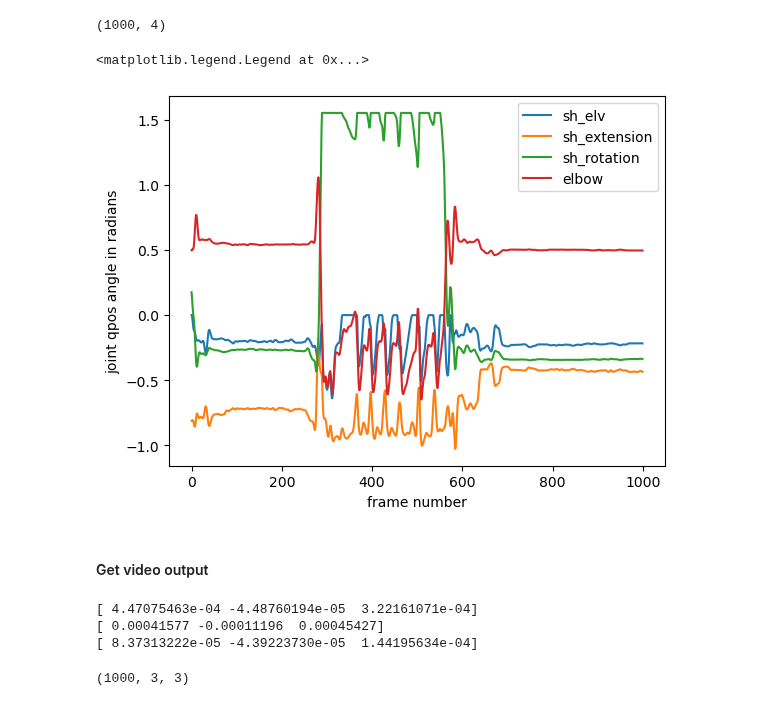
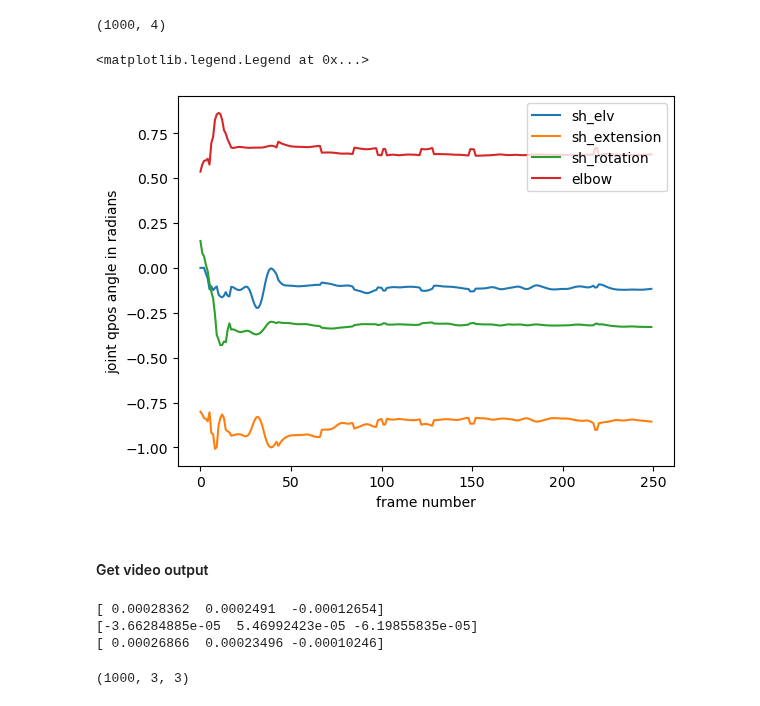
Before and after one commit to talmolab/stac-mjx, a Jupyter notebook: test1.ipynb, the cells around one changed output. Cells and saved outputs as stored; diff of their text form; code cells hidden in the pictures.

Commit message:
finished tolerance param

```diff
--- a/test1.ipynb
+++ b/test1.ipynb
@@ -122,30 +139,30 @@ qpos.shape
 # %% [output]
 (1000, 4)
 # %%
-_len = 1000
+_len = 250
 plt.plot(np.arange(_len), qpos[:, 0], label='sh_elv')
 plt.plot(np.arange(_len), qpos[:, 1], label='sh_extension')
 plt.plot(np.arange(_len), qpos[:, 2], label='sh_rotation')
 plt.plot(np.arange(_len), qpos[:, 3], label='elbow')
 plt.xlabel('frame number')
 plt.ylabel('joint qpos angle in radians')
 plt.legend()
 # %% [output]
 <matplotlib.legend.Legend at 0x...>
-[figure, old version]
+[figure, new version]
 # %% [markdown]
 #### Get video output
 # %%
 stac = stac_mjx.viz_stac(
     data_path=ik_only_path,
-    n_frames=1000,
-    save_path='tol_parameter.mp4',
+    n_frames=250,
+    save_path='bad_test.mp4',
     start_frame=0
 )
 # %% [output]
-[ 4.47075463e-04 -4.48760194e-05  3.22161071e-04]
-[ 0.00041577 -0.00011196  0.00045427]
-[ 8.37313222e-05 -4.39223730e-05  1.44195634e-04]
+[ 0.00028362  0.0002491  -0.00012654]
+[-3.66284885e-05  5.46992423e-05 -6.19855835e-05]
+[ 0.00026866  0.00023496 -0.00010246]
 # %%
 np.array(stac.kp_positions).shape
 # %% [output]
```
Also changed, not shown: parts of 5 cells of this notebook, 7 other files.
